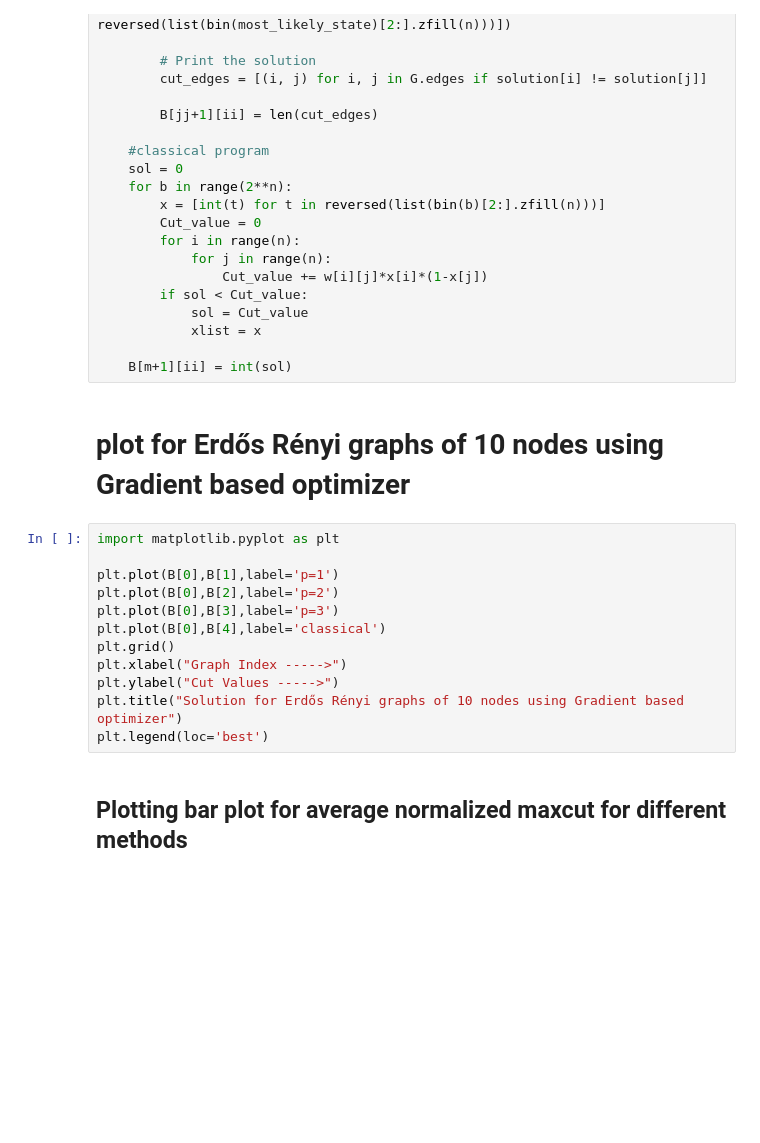
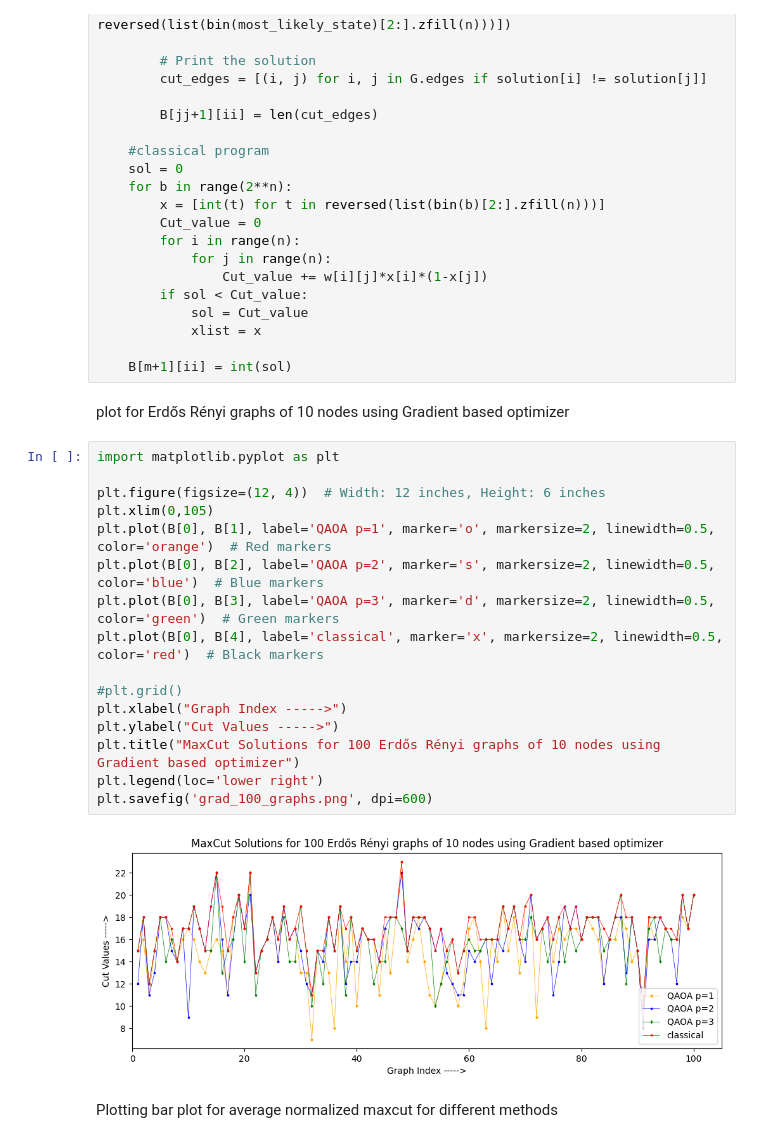
Before and after one commit to patelquantum/MaxCut, a Jupyter notebook: maxcut_qaoa_2.ipynb, the cells around one changed output. Saved outputs shown, nothing was run; the diff lists cells and outputs as text; blank space fills up the shorter version.

```diff
--- a/maxcut_qaoa_2.ipynb
+++ b/maxcut_qaoa_2.ipynb
@@ -174,21 +187,27 @@ for ii in range(100):
 
     B[m+1][ii] = int(sol)
 # %% [markdown]
-# plot for Erdős Rényi graphs of 10 nodes using Gradient based optimizer
+plot for Erdős Rényi graphs of 10 nodes using Gradient based optimizer
 # %%
 import matplotlib.pyplot as plt
 
-plt.plot(B[0],B[1],label='p=1')
-plt.plot(B[0],B[2],label='p=2')
-plt.plot(B[0],B[3],label='p=3')
-plt.plot(B[0],B[4],label='classical')
-plt.grid()
+plt.figure(figsize=(12, 4))  # Width: 12 inches, Height: 6 inches
+plt.xlim(0,105)
+plt.plot(B[0], B[1], label='QAOA p=1', marker='o', markersize=2, linewidth=0.5, color='orange')  # Red markers
+plt.plot(B[0], B[2], label='QAOA p=2', marker='s', markersize=2, linewidth=0.5, color='blue')  # Blue markers
+plt.plot(B[0], B[3], label='QAOA p=3', marker='d', markersize=2, linewidth=0.5, color='green')  # Green markers
+plt.plot(B[0], B[4], label='classical', marker='x', markersize=2, linewidth=0.5, color='red')  # Black markers
+
+#plt.grid()
 plt.xlabel("Graph Index ----->")
 plt.ylabel("Cut Values ----->")
-plt.title("Solution for Erdős Rényi graphs of 10 nodes using Gradient based optimizer")
-plt.legend(loc='best')
+plt.title("MaxCut Solutions for 100 Erdős Rényi graphs of 10 nodes using Gradient based optimizer")
+plt.legend(loc='lower right')
+plt.savefig('grad_100_graphs.png', dpi=600)
+# %% [output]
+[figure, added]
 # %% [markdown]
-## Plotting bar plot for average normalized maxcut for different methods
+Plotting bar plot for average normalized maxcut for different methods
 # %%
 D=[1.]
 for j in range(0,3,1):
```
Also changed, not shown: parts of 5 cells of this notebook.
